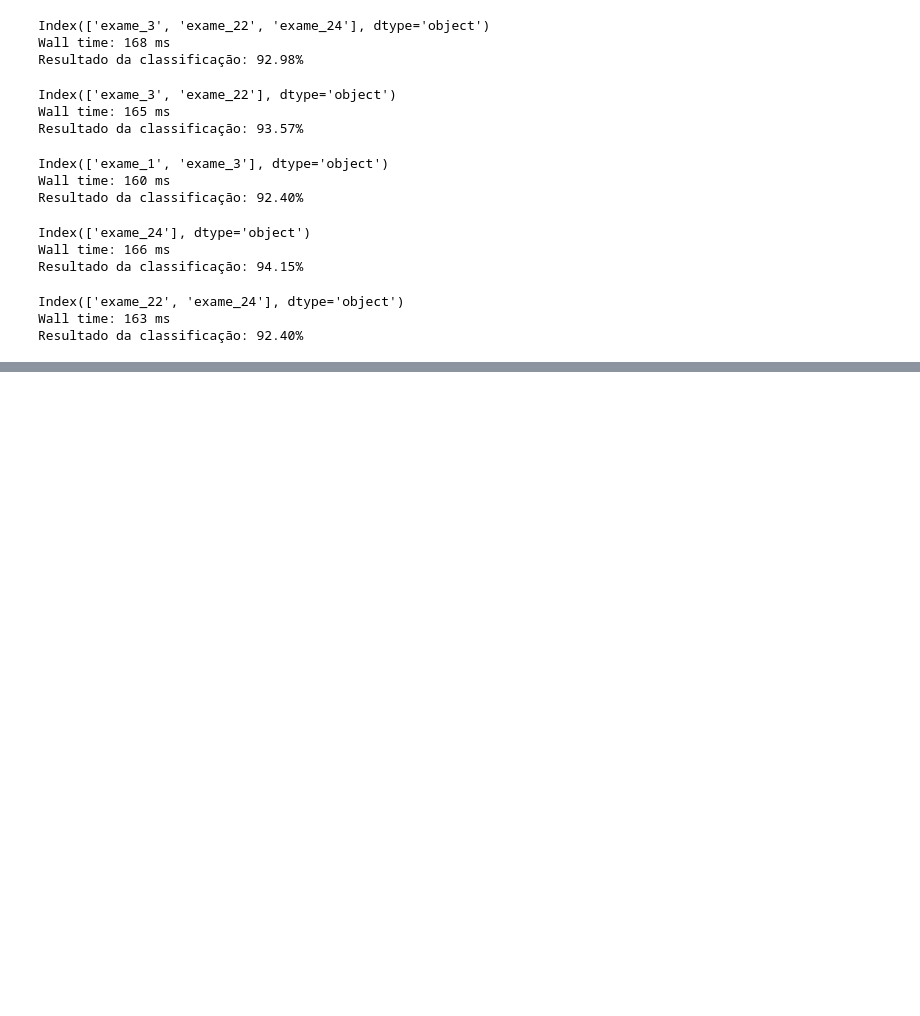
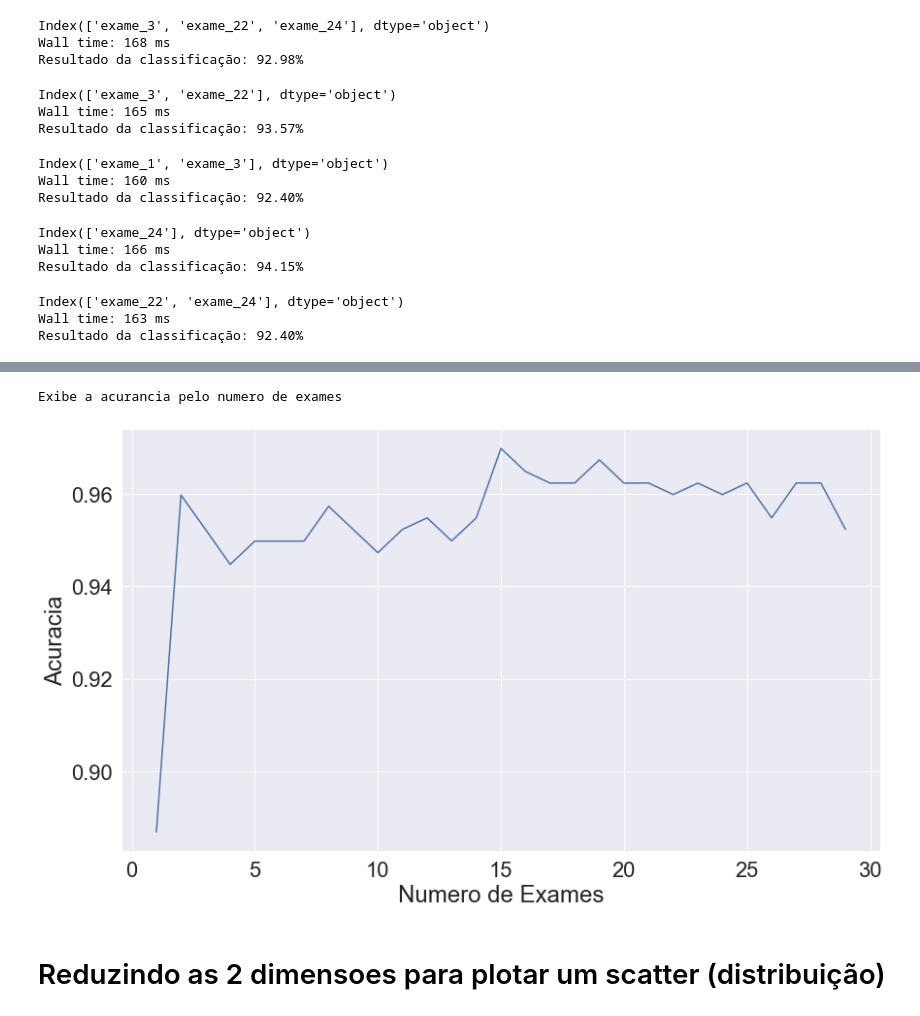
Before and after one commit to fkfouri/PythonStudy, a Jupyter notebook: machine-learning/c03_Lidando_com_dados_de_muitas_dimensoes/a01.ipynb, the cells around one changed output, grey strips where cells are left out. Drawn from its saved outputs; the diff is of its cells as text; code cells hidden in the pictures; blank space fills up the shorter version.

```diff
--- a/machine-learning/c03_Lidando_com_dados_de_muitas_dimensoes/a01.ipynb
+++ b/machine-learning/c03_Lidando_com_dados_de_muitas_dimensoes/a01.ipynb
@@ -391,0 +598,15 @@ https://www.tylervigen.com/spurious-correlations
+# %%
+import matplotlib.pyplot as plt
+
+plt.figure(figsize=(14,8))
+plt.xlabel("Numero de Exames")
+plt.ylabel('Acuracia')
+# plt.grid()
+plt.plot(range(1, len(selecionar_rfecv.grid_scores_) +1), selecionar_rfecv.grid_scores_);
+
+print("Exibe a acurancia pelo numero de exames")
+# %% [output]
+Exibe a acurancia pelo numero de exames
+[figure, added]
+# %% [markdown]
+# Reduzindo as 2 dimensoes para plotar um scatter (distribuição)
```
Also changed, not shown: parts of 29 cells of this notebook.
